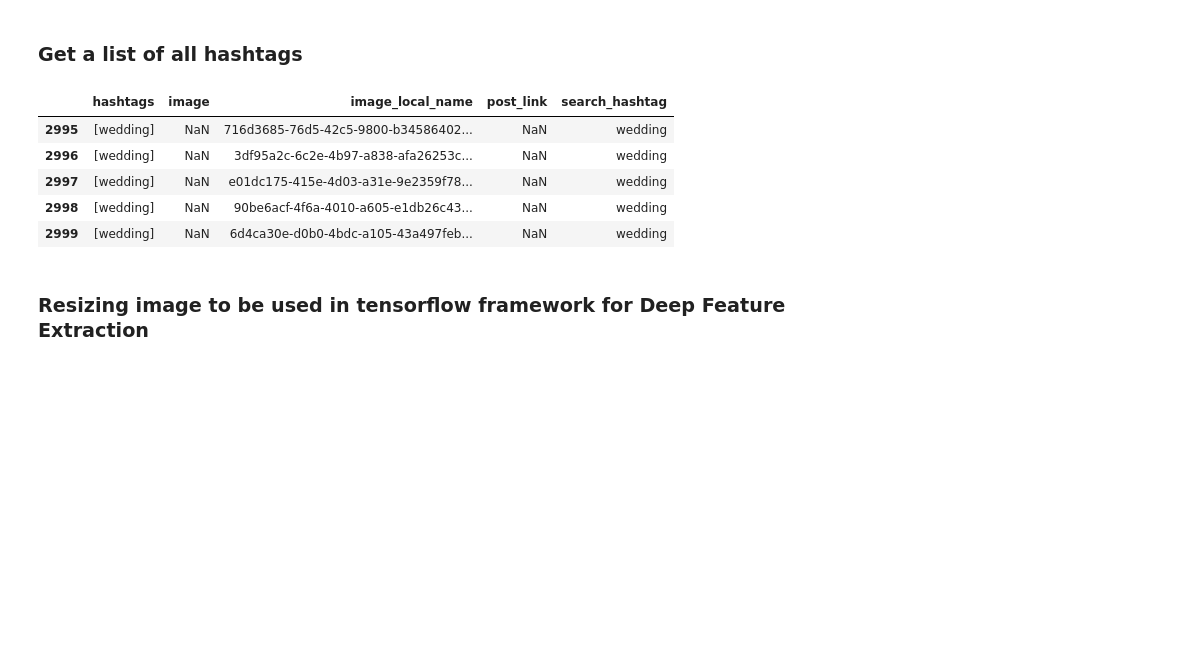
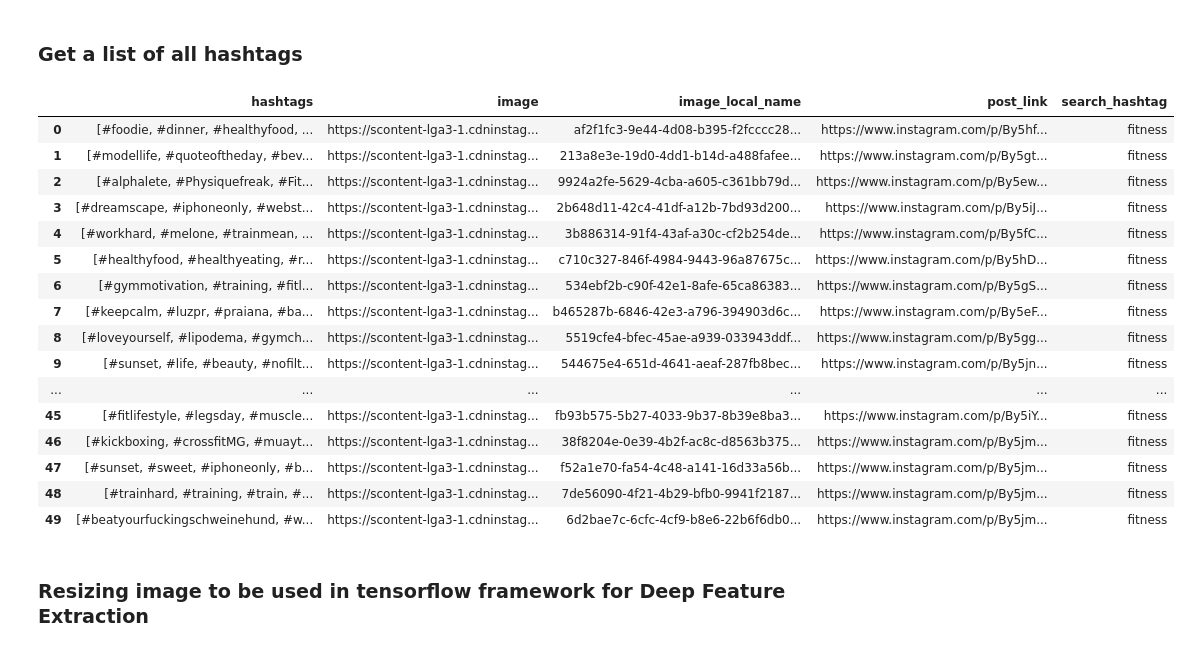
Before and after one commit to AlecMorgan/Automatic-Image-Tagger, a Jupyter notebook: index.ipynb, the cells around one changed output. Saved outputs shown, nothing was run; the diff lists cells and outputs as text; code cells hidden in the pictures; blank space fills up the shorter version.

Commit message:
Scrape wedding hashtag

```diff
--- a/index.ipynb
+++ b/index.ipynb
@@ -29,15 +47,28 @@ for hashtag in hashtags:
 df = reduce(lambda x, y: pd.concat([x, y]), hashtag_dfs)
 # %%
 full_list = pd.DataFrame.reset_index(df, drop=True)
-# %%
-full_list.tail()
-# %% [output]
-|  | hashtags | image | image_local_name | post_link | search_hashtag |
-| 2995 | [wedding] | NaN | 716d3685-76d5-42c5-9800-b34586402... | NaN | wedding |
-| 2996 | [wedding] | NaN | 3df95a2c-6c2e-4b97-a838-afa26253c... | NaN | wedding |
-| 2997 | [wedding] | NaN | e01dc175-415e-4d03-a31e-9e2359f78... | NaN | wedding |
-| 2998 | [wedding] | NaN | 90be6acf-4f6a-4010-a605-e1db26c43... | NaN | wedding |
-| 2999 | [wedding] | NaN | 6d4ca30e-d0b0-4bdc-a105-43a497feb... | NaN | wedding |
+# %%
+# wedding hashtag has null values!!
+
+full_list.head(50)
+# %% [output]
+|  | hashtags | image | image_local_name | post_link | search_hashtag |
+| 0 | [#foodie, #dinner, #healthyfood, ... | https://scontent-lga3-1.cdninstag... | af2f1fc3-9e44-4d08-b395-f2fcccc28... | https://www.instagram.com/p/By5hf... | fitness |
+| 1 | [#modellife, #quoteoftheday, #bev... | https://scontent-lga3-1.cdninstag... | 213a8e3e-19d0-4dd1-b14d-a488fafee... | https://www.instagram.com/p/By5gt... | fitness |
+| 2 | [#alphalete, #Physiquefreak, #Fit... | https://scontent-lga3-1.cdninstag... | 9924a2fe-5629-4cba-a605-c361bb79d... | https://www.instagram.com/p/By5ew... | fitness |
+| 3 | [#dreamscape, #iphoneonly, #webst... | https://scontent-lga3-1.cdninstag... | 2b648d11-42c4-41df-a12b-7bd93d200... | https://www.instagram.com/p/By5iJ... | fitness |
+| 4 | [#workhard, #melone, #trainmean, ... | https://scontent-lga3-1.cdninstag... | 3b886314-91f4-43af-a30c-cf2b254de... | https://www.instagram.com/p/By5fC... | fitness |
+| 5 | [#healthyfood, #healthyeating, #r... | https://scontent-lga3-1.cdninstag... | c710c327-846f-4984-9443-96a87675c... | https://www.instagram.com/p/By5hD... | fitness |
+| 6 | [#gymmotivation, #training, #fitl... | https://scontent-lga3-1.cdninstag... | 534ebf2b-c90f-42e1-8afe-65ca86383... | https://www.instagram.com/p/By5gS... | fitness |
+| 7 | [#keepcalm, #luzpr, #praiana, #ba... | https://scontent-lga3-1.cdninstag... | b465287b-6846-42e3-a796-394903d6c... | https://www.instagram.com/p/By5eF... | fitness |
+| 8 | [#loveyourself, #lipodema, #gymch... | https://scontent-lga3-1.cdninstag... | 5519cfe4-bfec-45ae-a939-033943ddf... | https://www.instagram.com/p/By5gg... | fitness |
+| 9 | [#sunset, #life, #beauty, #nofilt... | https://scontent-lga3-1.cdninstag... | 544675e4-651d-4641-aeaf-287fb8bec... | https://www.instagram.com/p/By5jn... | fitness |
+| ... | ... | ... | ... | ... | ... |
+| 45 | [#fitlifestyle, #legsday, #muscle... | https://scontent-lga3-1.cdninstag... | fb93b575-5b27-4033-9b37-8b39e8ba3... | https://www.instagram.com/p/By5iY... | fitness |
+| 46 | [#kickboxing, #crossfitMG, #muayt... | https://scontent-lga3-1.cdninstag... | 38f8204e-0e39-4b2f-ac8c-d8563b375... | https://www.instagram.com/p/By5jm... | fitness |
+| 47 | [#sunset, #sweet, #iphoneonly, #b... | https://scontent-lga3-1.cdninstag... | f52a1e70-fa54-4c48-a141-16d33a56b... | https://www.instagram.com/p/By5jm... | fitness |
+| 48 | [#trainhard, #training, #train, #... | https://scontent-lga3-1.cdninstag... | 7de56090-4f21-4b29-bfb0-9941f2187... | https://www.instagram.com/p/By5jm... | fitness |
+| 49 | [#beatyourfuckingschweinehund, #w... | https://scontent-lga3-1.cdninstag... | 6d2bae7c-6cfc-4cf9-b8e6-22b6f6db0... | https://www.instagram.com/p/By5jm... | fitness |
 # %% [markdown]
 ### Resizing image to be used in tensorflow framework for Deep Feature Extraction
 # %%
```
Also changed, not shown: parts of 1 cell of this notebook, 2 other files.
